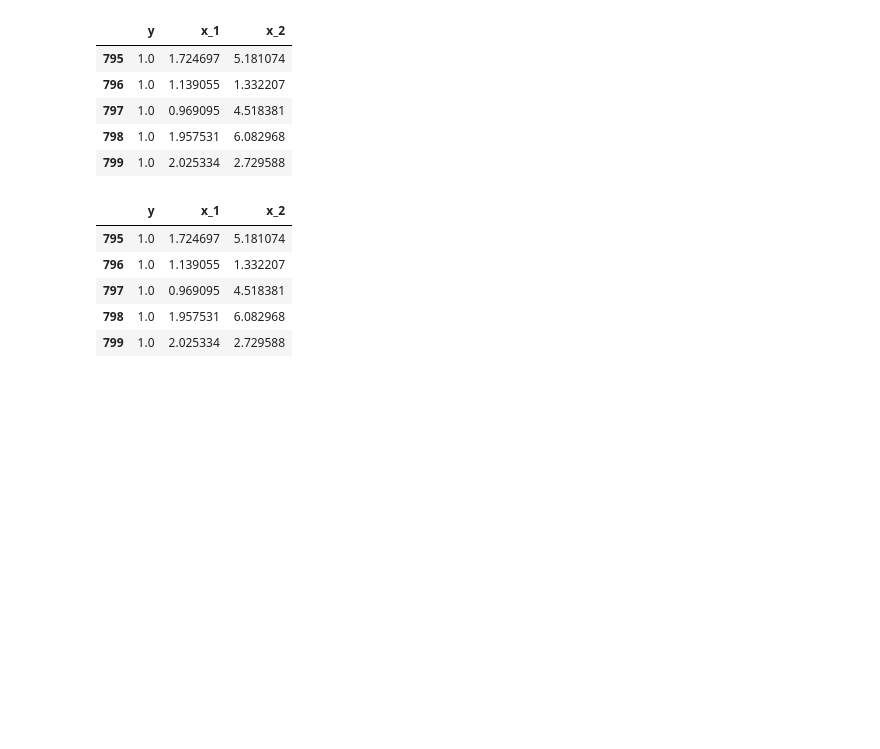
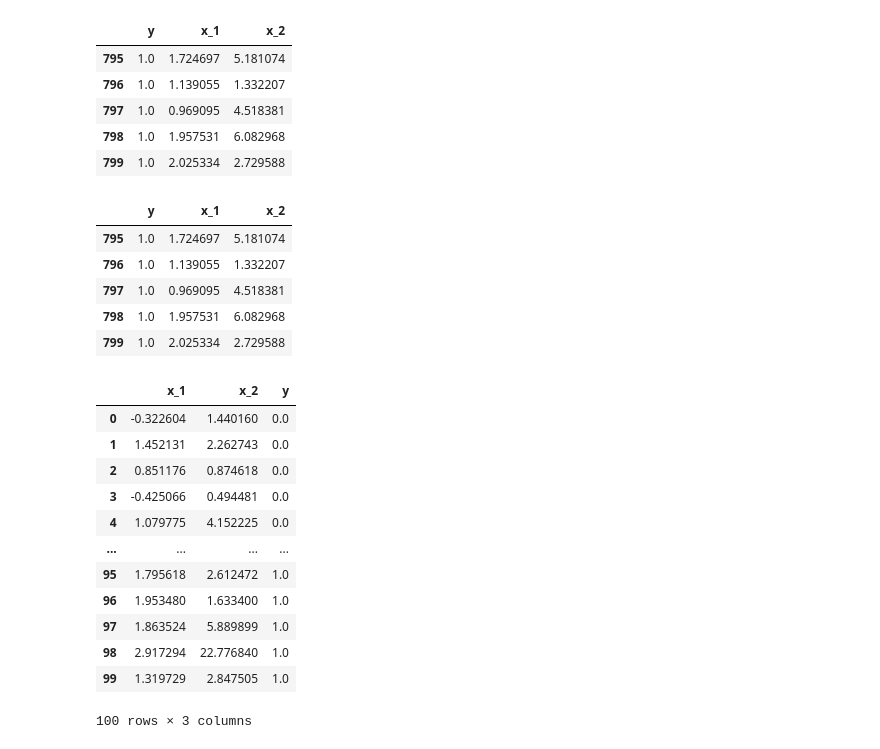
Before and after one commit to sagar27012001/CS229, a Jupyter notebook: Newton's Method for Binary Classification.ipynb, the cells around one changed output. Saved outputs shown, nothing was run; the diff lists cells and outputs as text; code cells hidden in the pictures; blank space fills up the shorter version.

```diff
--- a/Newton's Method for Binary Classification.ipynb
+++ b/Newton's Method for Binary Classification.ipynb
@@ -100,0 +108,16 @@ data.tail(5)
+# %%
+data
+# %% [output]
+|  | x_1 | x_2 | y |
+| 0 | -0.322604 | 1.440160 | 0.0 |
+| 1 | 1.452131 | 2.262743 | 0.0 |
+| 2 | 0.851176 | 0.874618 | 0.0 |
+| 3 | -0.425066 | 0.494481 | 0.0 |
+| 4 | 1.079775 | 4.152225 | 0.0 |
+| ... | ... | ... | ... |
+| 95 | 1.795618 | 2.612472 | 1.0 |
+| 96 | 1.953480 | 1.633400 | 1.0 |
+| 97 | 1.863524 | 5.889899 | 1.0 |
+| 98 | 2.917294 | 22.776840 | 1.0 |
+| 99 | 1.319729 | 2.847505 | 1.0 |
+100 rows × 3 columns
```
Also changed, not shown: parts of 6 cells of this notebook.
